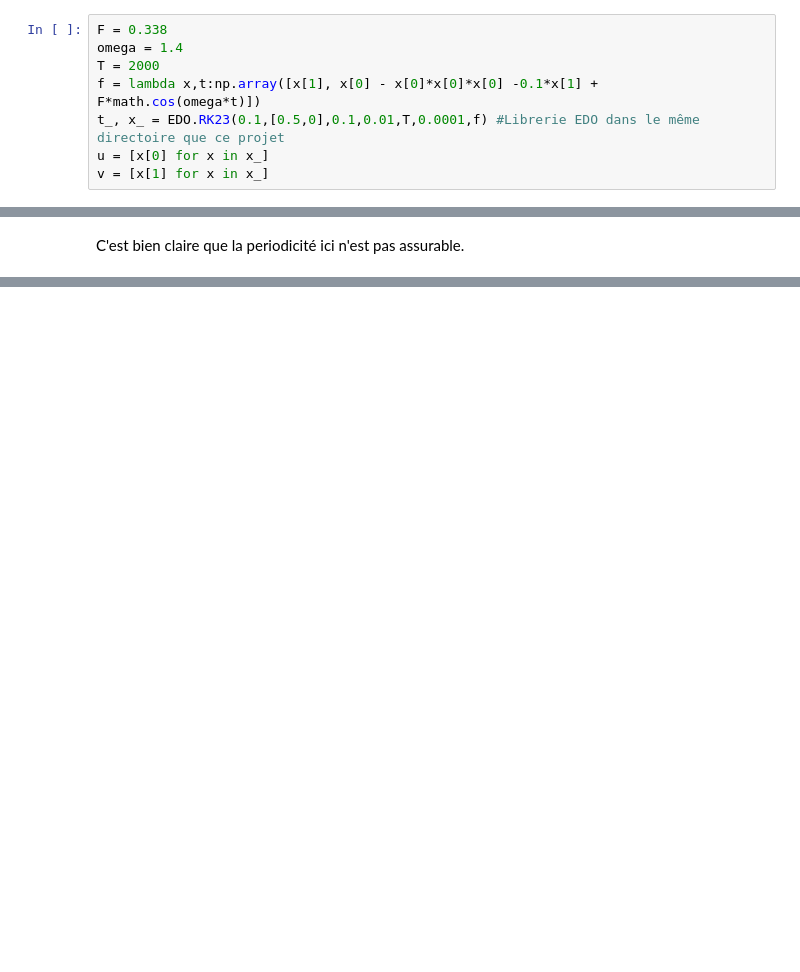
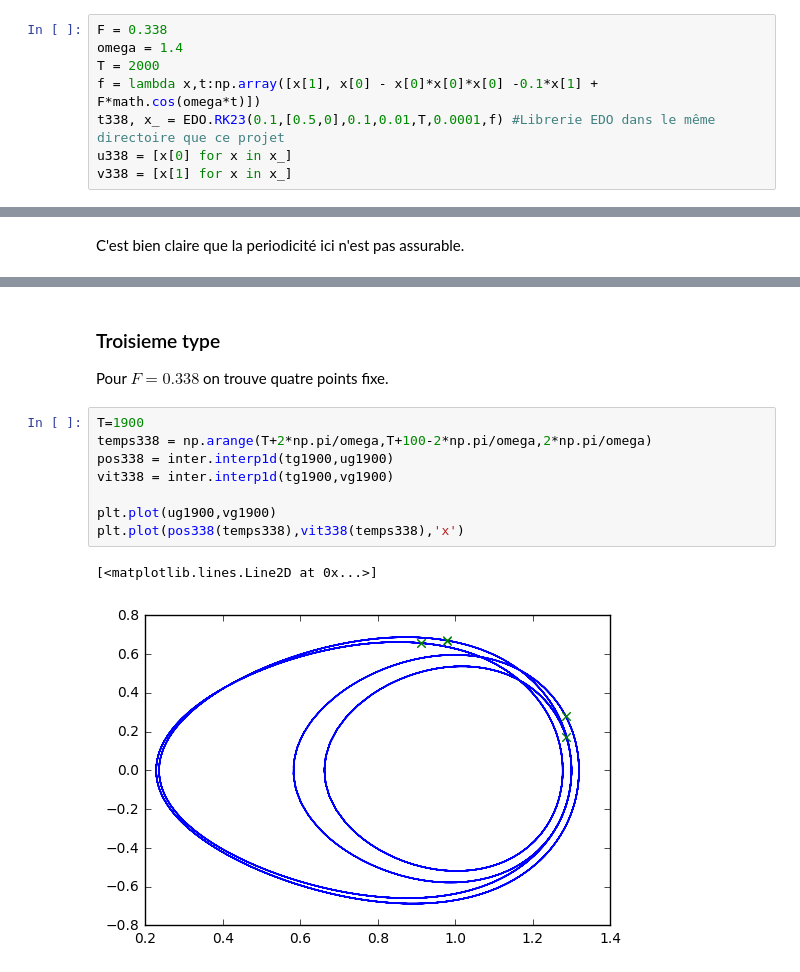
Before and after one commit to DiegoAsterio/equa-diff-3M236, a Jupyter notebook: 3M236_projet.ipynb, the cells around one changed output, grey strips where cells are left out. Drawn from its saved outputs; the diff is of its cells as text; blank space fills up the shorter version.

```diff
--- a/3M236_projet.ipynb
+++ b/3M236_projet.ipynb
@@ -453,7 +454,7 @@ F = 0.338
 omega = 1.4
 T = 2000
 f = lambda x,t:np.array([x[1], x[0] - x[0]*x[0]*x[0] -0.1*x[1] + F*math.cos(omega*t)])
-t_, x_ = EDO.RK23(0.1,[0.5,0],0.1,0.01,T,0.0001,f) #Librerie EDO dans le même directoire que ce projet
-u = [x[0] for x in x_]
-v = [x[1] for x in x_]
+t338, x_ = EDO.RK23(0.1,[0.5,0],0.1,0.01,T,0.0001,f) #Librerie EDO dans le même directoire que ce projet
+u338 = [x[0] for x in x_]
+v338 = [x[1] for x in x_]
 # %%
@@ -513,0 +550,14 @@ Pour finir cet exercice on va étudier la periodicité pour un oscillateur forc
+# %% [markdown]
+### Troisieme type
+Pour $F = 0.338$ on trouve quatre points fixe.
+# %%
+T=1900
+temps338 = np.arange(T+2*np.pi/omega,T+100-2*np.pi/omega,2*np.pi/omega)
+pos338 = inter.interp1d(tg1900,ug1900)
+vit338 = inter.interp1d(tg1900,vg1900)
+
+plt.plot(ug1900,vg1900)
+plt.plot(pos338(temps338),vit338(temps338),'x')
+# %% [output]
+[<matplotlib.lines.Line2D at 0x...>]
+[figure, added]
```
Also changed, not shown: parts of 24 cells of this notebook.
